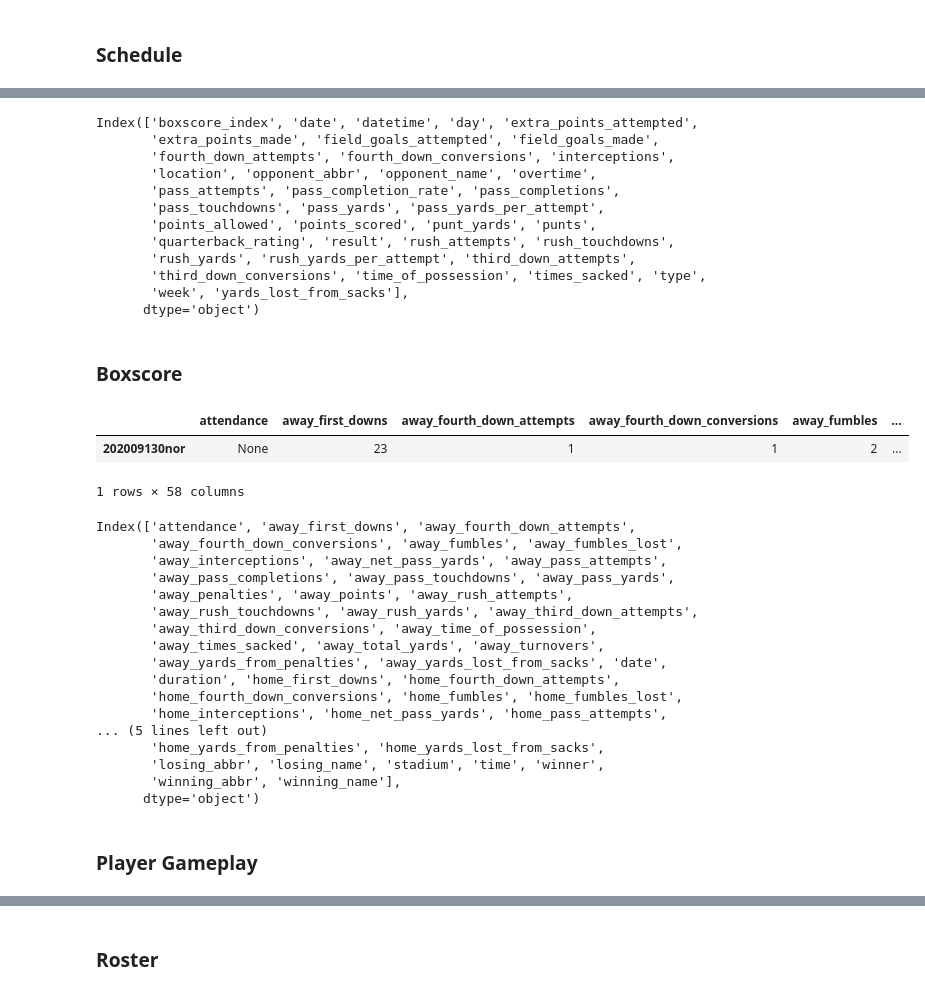
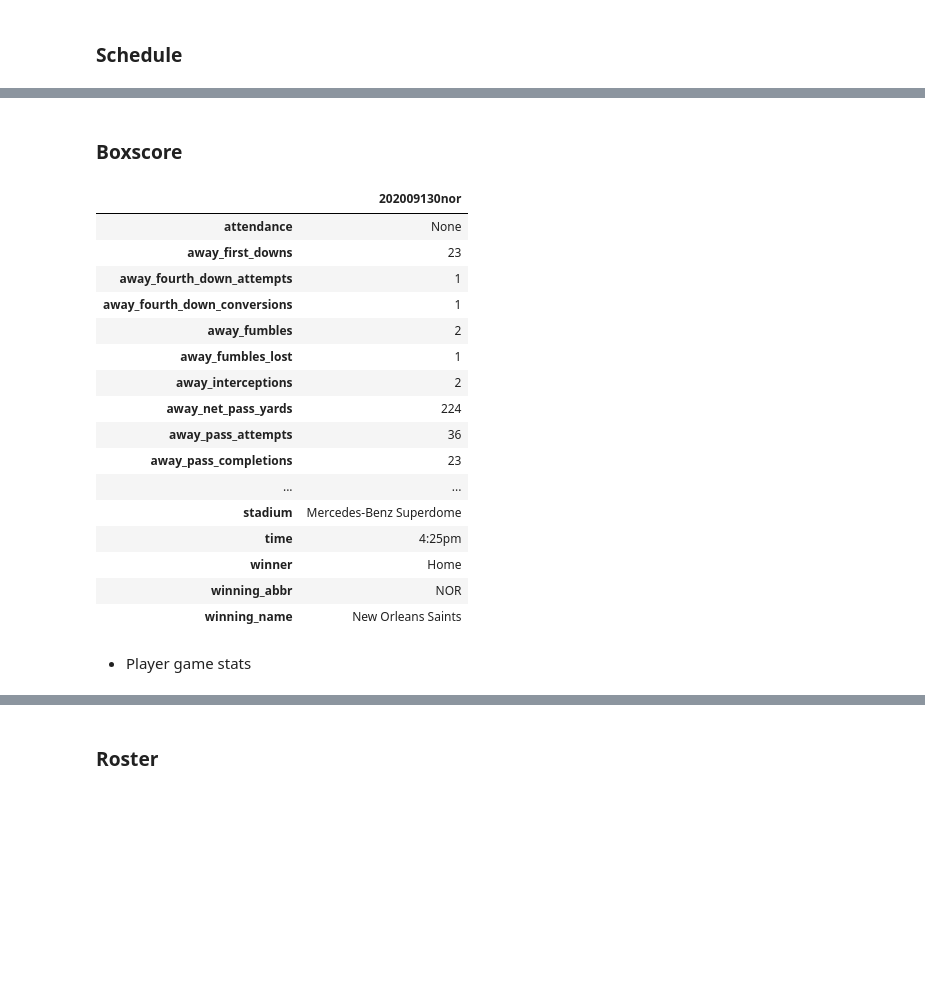
Before and after one commit to WillRobinson152/NFL_Analysis, a Jupyter notebook: 1.GetData.ipynb, the cells around one changed output, grey strips where cells are left out. Saved outputs shown, nothing was run; the diff lists cells and outputs as text; code cells hidden in the pictures; blank space fills up the shorter version.

```diff
--- a/1.GetData.ipynb
+++ b/1.GetData.ipynb
@@ -60,15 +175,21 @@ no2020.head()
 # %%
-no2020.columns
+with sqlite3.connect('D:\\Data\\NFL.sqlite') as conn:
+    cur = conn.cursor()
+    cur.executescript(
+    '''
+    DROP TABLE IF EXISTS Games;
+    CREATE TABLE Games (
+       boxscore_index TEXT, date TEXT, datetime DATETIME, day TEXT, extra_points_attempted INTEGER,
+       extra_points_made INTEGER, field_goals_attempted INTEGER, field_goals_made INTEGER,
+       fourth_down_attempts INTEGER, fourth_down_conversions INTEGER, interceptions INTEGER,
+       location TEXT, opponent_abbr TEXT, opponent_name TEXT, overtime BOOLEAN,
+       pass_attempts INTEGER, pass_completion_rate FLOAT, pass_completions INTEGER,
+       pass_touchdowns INTEGER, pass_yards INTEGER, pass_yards_per_attempt FLOAT,
+       points_allowed INTEGER, points_scored INTEGER, punt_yards INTEGER, punts INTEGER,
+       quarterback_rating FLOAT, result TEXT, rush_attempts INTEGER, rush_touchdowns INTEGER,
+       rush_yards INTEGER, rush_yards_per_attempt FLOAT, third_down_attempts INTEGER,
+       third_down_conversions INTEGER, time_of_possession, times_sacked INTEGER, type TEXT,
+       week INTEGER, yards_lost_from_sacks INTEGER, season INTEGER
+        );
+    '''
+    )
-# %% [output]
-Index(['boxscore_index', 'date', 'datetime', 'day', 'extra_points_attempted',
-       'extra_points_made', 'field_goals_attempted', 'field_goals_made',
-       'fourth_down_attempts', 'fourth_down_conversions', 'interceptions',
-       'location', 'opponent_abbr', 'opponent_name', 'overtime',
-       'pass_attempts', 'pass_completion_rate', 'pass_completions',
-       'pass_touchdowns', 'pass_yards', 'pass_yards_per_attempt',
-       'points_allowed', 'points_scored', 'punt_yards', 'punts',
-       'quarterback_rating', 'result', 'rush_attempts', 'rush_touchdowns',
-       'rush_yards', 'rush_yards_per_attempt', 'third_down_attempts',
-       'third_down_conversions', 'time_of_possession', 'times_sacked', 'type',
-       'week', 'yards_lost_from_sacks'],
-      dtype='object')
@@ -77,31 +200,25 @@ Index(['boxscore_index', 'date', 'datetime', 'day', 'extra_points_attempted',
 # %%
 from sportsreference.nfl.boxscore import Boxscore
 game_data = Boxscore('202009130nor')
 gameplay_data = game_data.dataframe
-gameplay_data.head()
+gameplay_data.head().T
 # %% [output]
-|  | attendance | away_first_downs | away_fourth_down_attempts | away_fourth_down_conversions | away_fumbles | ... |
-| 202009130nor | None | 23 | 1 | 1 | 2 | ... |
+|  | 202009130nor |
+| attendance | None |
+| away_first_downs | 23 |
+| away_fourth_down_attempts | 1 |
+| away_fourth_down_conversions | 1 |
+| away_fumbles | 2 |
+| away_fumbles_lost | 1 |
+| away_interceptions | 2 |
+| away_net_pass_yards | 224 |
+| away_pass_attempts | 36 |
+| away_pass_completions | 23 |
+| ... | ... |
+| stadium | Mercedes-Benz Superdome |
+| time | 4:25pm |
+| winner | Home |
+| winning_abbr | NOR |
+| winning_name | New Orleans Saints |
-1 rows × 58 columns
-# %%
-gameplay_data.columns
-# %% [output]
-Index(['attendance', 'away_first_downs', 'away_fourth_down_attempts',
-       'away_fourth_down_conversions', 'away_fumbles', 'away_fumbles_lost',
-       'away_interceptions', 'away_net_pass_yards', 'away_pass_attempts',
-       'away_pass_completions', 'away_pass_touchdowns', 'away_pass_yards',
-       'away_penalties', 'away_points', 'away_rush_attempts',
-       'away_rush_touchdowns', 'away_rush_yards', 'away_third_down_attempts',
-       'away_third_down_conversions', 'away_time_of_possession',
-       'away_times_sacked', 'away_total_yards', 'away_turnovers',
-       'away_yards_from_penalties', 'away_yards_lost_from_sacks', 'date',
-       'duration', 'home_first_downs', 'home_fourth_down_attempts',
-       'home_fourth_down_conversions', 'home_fumbles', 'home_fumbles_lost',
-       'home_interceptions', 'home_net_pass_yards', 'home_pass_attempts',
-... (5 lines left out)
-       'home_yards_from_penalties', 'home_yards_lost_from_sacks',
-       'losing_abbr', 'losing_name', 'stadium', 'time', 'winner',
-       'winning_abbr', 'winning_name'],
-      dtype='object')
 # %% [markdown]
-### Player Gameplay
+- Player game stats
```
Also changed, not shown: parts of 26 cells of this notebook.
